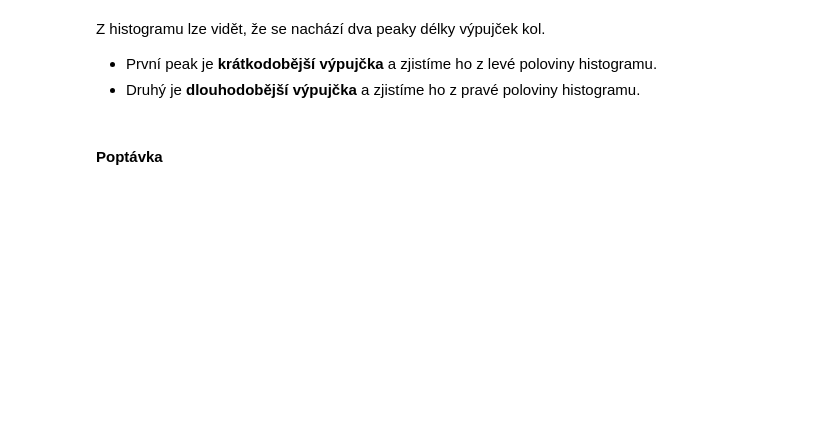
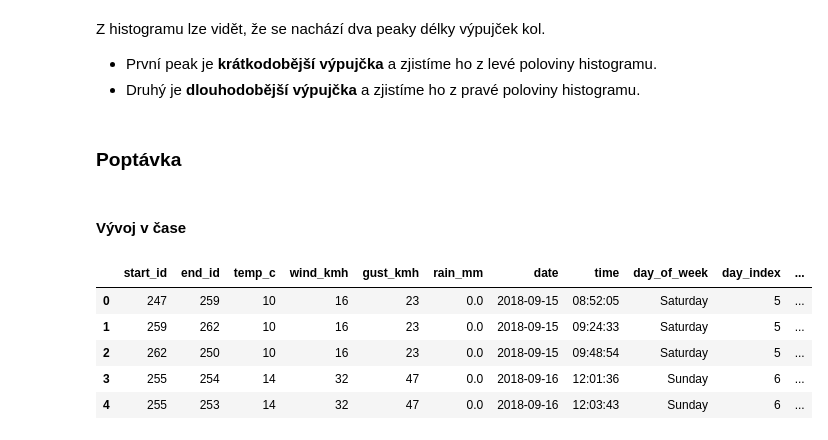
Before and after one commit to 9berny9/bikes, a Jupyter notebook: bikes_process.ipynb, the cells around one changed output. Cells and saved outputs as stored; diff of their text form; code cells hidden in the pictures; blank space fills up the shorter version.

```diff
--- a/bikes_process.ipynb
+++ b/bikes_process.ipynb
@@ -798,4 +792,6 @@ Z histogramu lze vidět, že se nachází dva peaky délky výpujček kol.
 * První peak je **krátkodobější výpujčka** a zjistíme ho z levé poloviny histogramu.
 * Druhý je **dlouhodobější výpujčka** a zjistíme ho z pravé poloviny histogramu.
 # %% [markdown]
-#### Poptávka
+### Poptávka
+# %% [markdown]
+#### Vývoj v čase
@@ -801,0 +800,5 @@ Z histogramu lze vidět, že se nachází dva peaky délky výpujček kol.
+# %%
+dfm2 = dfm2.drop(columns=["end", "start_name", "start_description",
+                   "end_name", "start_longitude", "end_description",
+                   "end_latitude", "end_longitude", "distance",
+                   "start_latitude",])
@@ -801,0 +817,9 @@ Z histogramu lze vidět, že se nachází dva peaky délky výpujček kol.
+# %%
+dfm2.head()
+# %% [output]
+|  | start_id | end_id | temp_c | wind_kmh | gust_kmh | rain_mm | date | time | day_of_week | day_index | ... |
+| 0 | 247 | 259 | 10 | 16 | 23 | 0.0 | 2018-09-15 | 08:52:05 | Saturday | 5 | ... |
+| 1 | 259 | 262 | 10 | 16 | 23 | 0.0 | 2018-09-15 | 09:24:33 | Saturday | 5 | ... |
+| 2 | 262 | 250 | 10 | 16 | 23 | 0.0 | 2018-09-15 | 09:48:54 | Saturday | 5 | ... |
+| 3 | 255 | 254 | 14 | 32 | 47 | 0.0 | 2018-09-16 | 12:01:36 | Sunday | 6 | ... |
+| 4 | 255 | 253 | 14 | 32 | 47 | 0.0 | 2018-09-16 | 12:03:43 | Sunday | 6 | ... |
```
Also changed, not shown: parts of 28 cells of this notebook.
